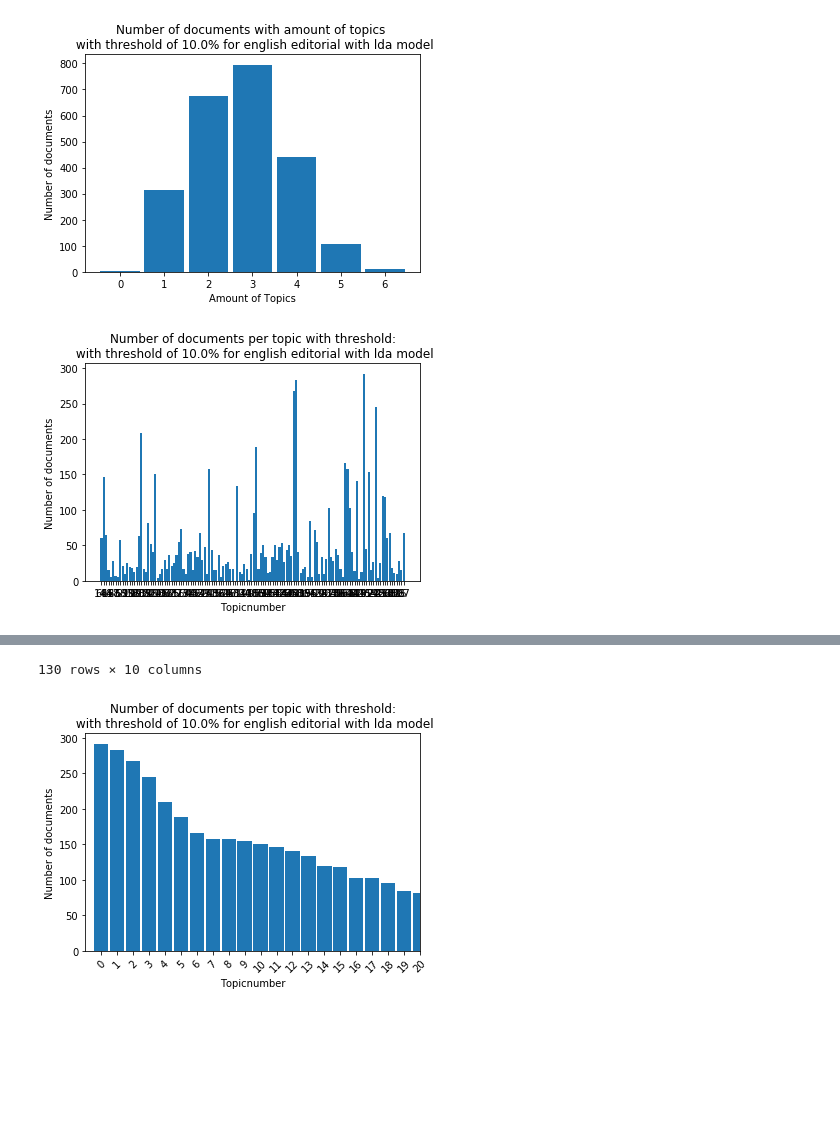
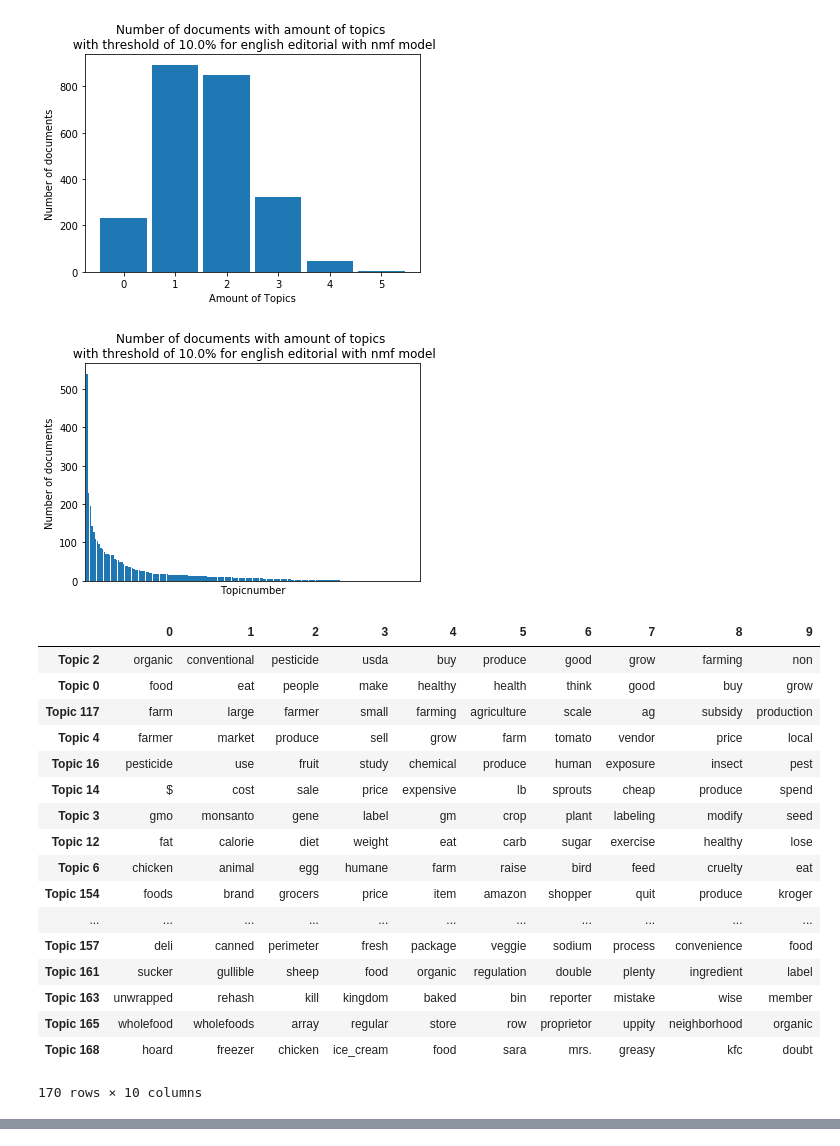
Before and after one commit to ga65duy/Topic-Modeling, a Jupyter notebook: notebooks/grafics/GrafikenFinal.ipynb, the cells around one changed output, grey strips where cells are left out. Saved outputs shown, nothing was run; the diff lists cells and outputs as text; code cells hidden in the pictures; blank space fills up the shorter version.

```diff
--- a/notebooks/grafics/GrafikenFinal.ipynb
+++ b/notebooks/grafics/GrafikenFinal.ipynb
@@ -171,5 +312,5 @@ vis.plot_amount_doc_per_topic(model,language,typetx,topicmodel,threshold, docume
 # %%
-model = "lda"
+model = "nmf"
 language = "english"
 typetx = "editorial"
 threshold = 0.1
@@ -178,7 +319,7 @@ x_limit =20
 document_topic_matrix,topicmodel = vis.get_document_topic_matrix(model, language, typetx)
 k, v = vis.amount_topic_per_dokument(threshold, document_topic_matrix)
 vis.plot_amount_topic_per_document(model,language,typetx,threshold, k, v)
-vis.plot_amount_doc_per_topic(model,language,typetx,topicmodel,threshold, document_topic_matrix,x_limit, sorted = False)
+#vis.plot_amount_doc_per_topic(model,language,typetx,topicmodel,threshold, document_topic_matrix,x_limit, sorted = False)
 vis.plot_amount_doc_per_topic(model,language,typetx,topicmodel,threshold, document_topic_matrix,190,sorted = True)
 vis.plot_amount_doc_per_topic(model,language,typetx,topicmodel,threshold, document_topic_matrix,x_limit,sorted = True)
 # %% [output]
@@ -185,2 +346,20 @@ vis.plot_amount_doc_per_topic(model,language,typetx,topicmodel,threshold, docume
-[figure, old version]
+[figure, new version]
-[figure, old version]
+[figure, new version]
+|  | 0 | 1 | 2 | 3 | 4 | 5 | 6 | 7 | 8 | 9 |
+| Topic 2 | organic | conventional | pesticide | usda | buy | produce | good | grow | farming | non |
+| Topic 0 | food | eat | people | make | healthy | health | think | good | buy | grow |
+| Topic 117 | farm | large | farmer | small | farming | agriculture | scale | ag | subsidy | production |
+| Topic 4 | farmer | market | produce | sell | grow | farm | tomato | vendor | price | local |
+| Topic 16 | pesticide | use | fruit | study | chemical | produce | human | exposure | insect | pest |
+| Topic 14 | $ | cost | sale | price | expensive | lb | sprouts | cheap | produce | spend |
+| Topic 3 | gmo | monsanto | gene | label | gm | crop | plant | labeling | modify | seed |
+| Topic 12 | fat | calorie | diet | weight | eat | carb | sugar | exercise | healthy | lose |
+| Topic 6 | chicken | animal | egg | humane | farm | raise | bird | feed | cruelty | eat |
+| Topic 154 | foods | brand | grocers | price | item | amazon | shopper | quit | produce | kroger |
+| ... | ... | ... | ... | ... | ... | ... | ... | ... | ... | ... |
+| Topic 157 | deli | canned | perimeter | fresh | package | veggie | sodium | process | convenience | food |
+| Topic 161 | sucker | gullible | sheep | food | organic | regulation | double | plenty | ingredient | label |
+| Topic 163 | unwrapped | rehash | kill | kingdom | baked | bin | reporter | mistake | wise | member |
+| Topic 165 | wholefood | wholefoods | array | regular | store | row | proprietor | uppity | neighborhood | organic |
+| Topic 168 | hoard | freezer | chicken | ice_cream | food | sara | mrs. | greasy | kfc | doubt |
+170 rows × 10 columns
@@ -205,3 +367 @@ vis.plot_amount_doc_per_topic(model,language,typetx,topicmodel,threshold, docume
-130 rows × 10 columns
-[figure, removed]
 |  | 0 | 1 | 2 | 3 | 4 | 5 | 6 | 7 | 8 | 9 |
```
Also changed, not shown: parts of 17 cells of this notebook, 24 other files.
